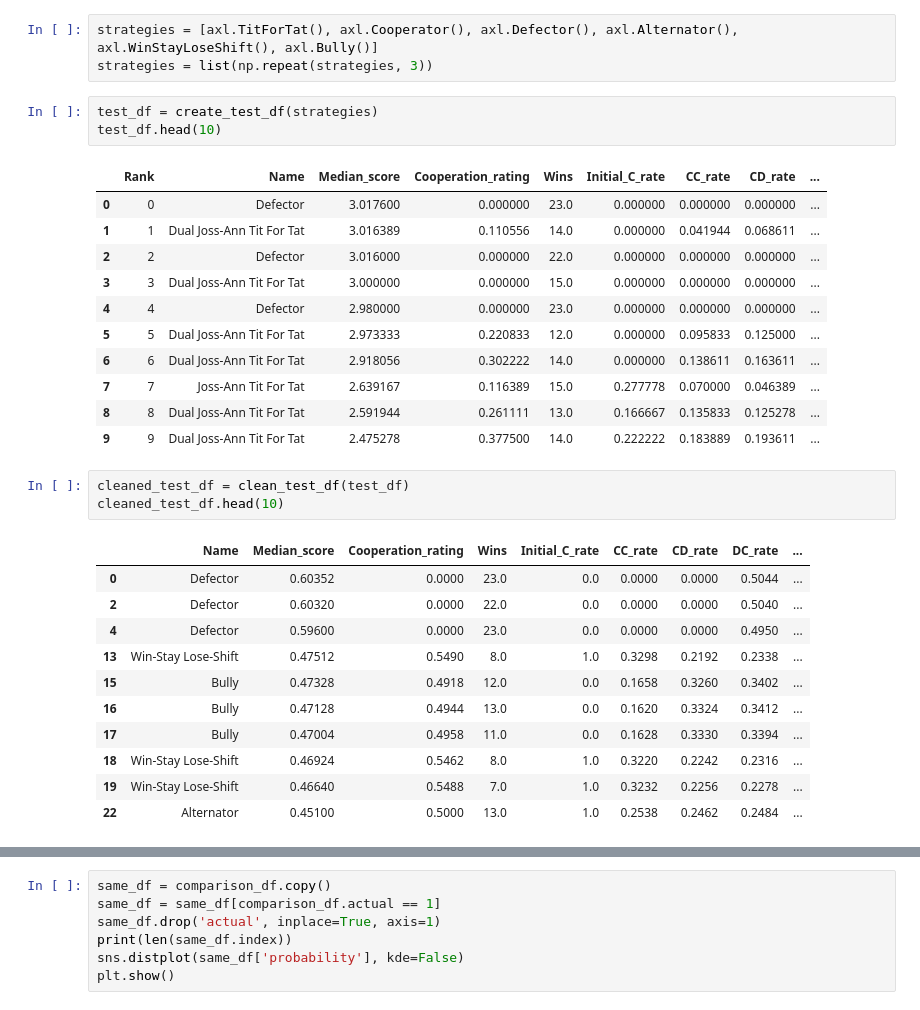
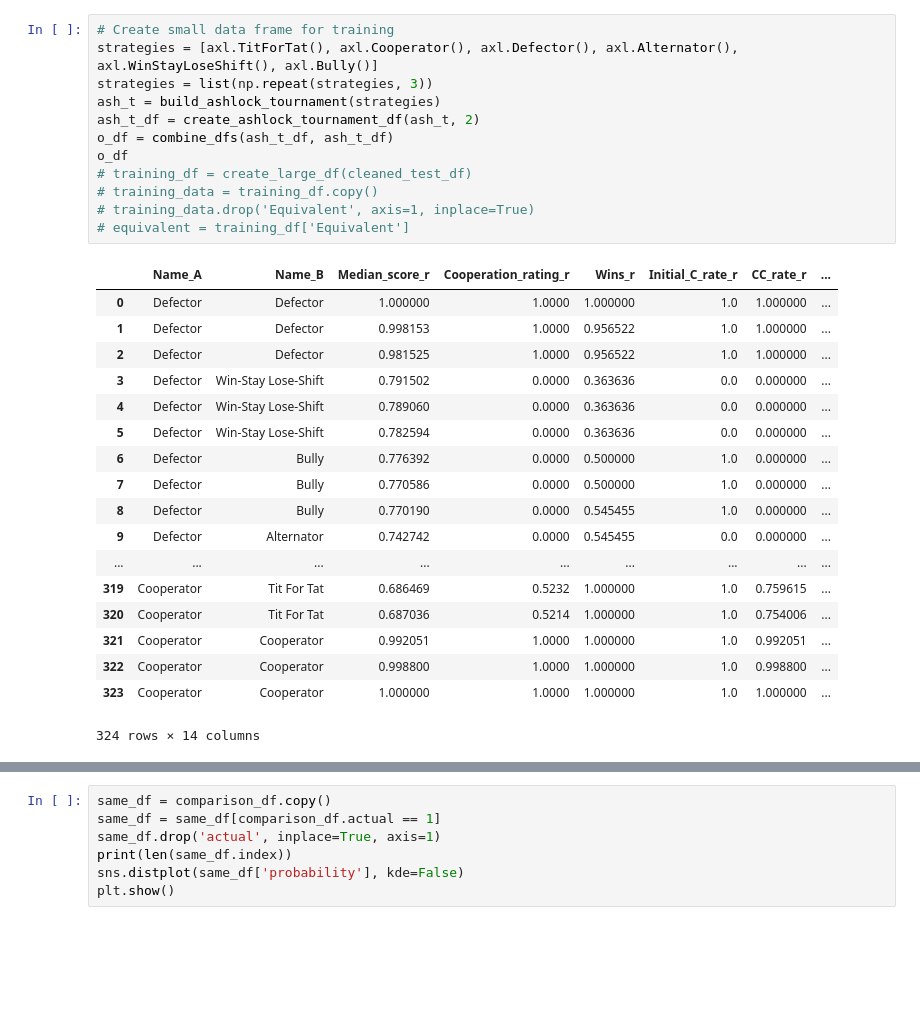
Before and after one commit to theref/fingerprints, a Jupyter notebook: MachineLearningNotebook.ipynb, the cells around one changed output, grey strips where cells are left out. Cells and saved outputs as stored; diff of their text form; blank space fills up the shorter version.

```diff
--- a/MachineLearningNotebook.ipynb
+++ b/MachineLearningNotebook.ipynb
@@ -6,33 +14,31 @@ from MachineLearning import create_test_df, clean_test_df, create_large_df
 # %%
+# Create small data frame for training
 strategies = [axl.TitForTat(), axl.Cooperator(), axl.Defector(), axl.Alternator(), axl.WinStayLoseShift(), axl.Bully()]
 strategies = list(np.repeat(strategies, 3))
+ash_t = build_ashlock_tournament(strategies)
+ash_t_df = create_ashlock_tournament_df(ash_t, 2)
+o_df = combine_dfs(ash_t_df, ash_t_df)
+o_df
+# training_df = create_large_df(cleaned_test_df)
+# training_data = training_df.copy()
+# training_data.drop('Equivalent', axis=1, inplace=True)
+# equivalent = training_df['Equivalent']
+# %% [output]
+|  | Name_A | Name_B | Median_score_r | Cooperation_rating_r | Wins_r | Initial_C_rate_r | CC_rate_r | ... |
+| 0 | Defector | Defector | 1.000000 | 1.0000 | 1.000000 | 1.0 | 1.000000 | ... |
+| 1 | Defector | Defector | 0.998153 | 1.0000 | 0.956522 | 1.0 | 1.000000 | ... |
+| 2 | Defector | Defector | 0.981525 | 1.0000 | 0.956522 | 1.0 | 1.000000 | ... |
+| 3 | Defector | Win-Stay Lose-Shift | 0.791502 | 0.0000 | 0.363636 | 0.0 | 0.000000 | ... |
+| 4 | Defector | Win-Stay Lose-Shift | 0.789060 | 0.0000 | 0.363636 | 0.0 | 0.000000 | ... |
+| 5 | Defector | Win-Stay Lose-Shift | 0.782594 | 0.0000 | 0.363636 | 0.0 | 0.000000 | ... |
+| 6 | Defector | Bully | 0.776392 | 0.0000 | 0.500000 | 1.0 | 0.000000 | ... |
+| 7 | Defector | Bully | 0.770586 | 0.0000 | 0.500000 | 1.0 | 0.000000 | ... |
+| 8 | Defector | Bully | 0.770190 | 0.0000 | 0.545455 | 1.0 | 0.000000 | ... |
+| 9 | Defector | Alternator | 0.742742 | 0.0000 | 0.545455 | 0.0 | 0.000000 | ... |
+| ... | ... | ... | ... | ... | ... | ... | ... | ... |
+| 319 | Cooperator | Tit For Tat | 0.686469 | 0.5232 | 1.000000 | 1.0 | 0.759615 | ... |
+| 320 | Cooperator | Tit For Tat | 0.687036 | 0.5214 | 1.000000 | 1.0 | 0.754006 | ... |
+| 321 | Cooperator | Cooperator | 0.992051 | 1.0000 | 1.000000 | 1.0 | 0.992051 | ... |
+| 322 | Cooperator | Cooperator | 0.998800 | 1.0000 | 1.000000 | 1.0 | 0.998800 | ... |
+| 323 | Cooperator | Cooperator | 1.000000 | 1.0000 | 1.000000 | 1.0 | 1.000000 | ... |
+324 rows × 14 columns
-# %%
-test_df = create_test_df(strategies)
-test_df.head(10)
-# %% [output]
-|  | Rank | Name | Median_score | Cooperation_rating | Wins | Initial_C_rate | CC_rate | CD_rate | ... |
-| 0 | 0 | Defector | 3.017600 | 0.000000 | 23.0 | 0.000000 | 0.000000 | 0.000000 | ... |
-| 1 | 1 | Dual Joss-Ann Tit For Tat | 3.016389 | 0.110556 | 14.0 | 0.000000 | 0.041944 | 0.068611 | ... |
-| 2 | 2 | Defector | 3.016000 | 0.000000 | 22.0 | 0.000000 | 0.000000 | 0.000000 | ... |
-| 3 | 3 | Dual Joss-Ann Tit For Tat | 3.000000 | 0.000000 | 15.0 | 0.000000 | 0.000000 | 0.000000 | ... |
-| 4 | 4 | Defector | 2.980000 | 0.000000 | 23.0 | 0.000000 | 0.000000 | 0.000000 | ... |
-| 5 | 5 | Dual Joss-Ann Tit For Tat | 2.973333 | 0.220833 | 12.0 | 0.000000 | 0.095833 | 0.125000 | ... |
-| 6 | 6 | Dual Joss-Ann Tit For Tat | 2.918056 | 0.302222 | 14.0 | 0.000000 | 0.138611 | 0.163611 | ... |
-| 7 | 7 | Joss-Ann Tit For Tat | 2.639167 | 0.116389 | 15.0 | 0.277778 | 0.070000 | 0.046389 | ... |
-| 8 | 8 | Dual Joss-Ann Tit For Tat | 2.591944 | 0.261111 | 13.0 | 0.166667 | 0.135833 | 0.125278 | ... |
-| 9 | 9 | Dual Joss-Ann Tit For Tat | 2.475278 | 0.377500 | 14.0 | 0.222222 | 0.183889 | 0.193611 | ... |
-# %%
-cleaned_test_df = clean_test_df(test_df)
-cleaned_test_df.head(10)
-# %% [output]
-|  | Name | Median_score | Cooperation_rating | Wins | Initial_C_rate | CC_rate | CD_rate | DC_rate | ... |
-| 0 | Defector | 0.60352 | 0.0000 | 23.0 | 0.0 | 0.0000 | 0.0000 | 0.5044 | ... |
-| 2 | Defector | 0.60320 | 0.0000 | 22.0 | 0.0 | 0.0000 | 0.0000 | 0.5040 | ... |
-| 4 | Defector | 0.59600 | 0.0000 | 23.0 | 0.0 | 0.0000 | 0.0000 | 0.4950 | ... |
-| 13 | Win-Stay Lose-Shift | 0.47512 | 0.5490 | 8.0 | 1.0 | 0.3298 | 0.2192 | 0.2338 | ... |
-| 15 | Bully | 0.47328 | 0.4918 | 12.0 | 0.0 | 0.1658 | 0.3260 | 0.3402 | ... |
-| 16 | Bully | 0.47128 | 0.4944 | 13.0 | 0.0 | 0.1620 | 0.3324 | 0.3412 | ... |
-| 17 | Bully | 0.47004 | 0.4958 | 11.0 | 0.0 | 0.1628 | 0.3330 | 0.3394 | ... |
-| 18 | Win-Stay Lose-Shift | 0.46924 | 0.5462 | 8.0 | 1.0 | 0.3220 | 0.2242 | 0.2316 | ... |
-| 19 | Win-Stay Lose-Shift | 0.46640 | 0.5488 | 7.0 | 1.0 | 0.3232 | 0.2256 | 0.2278 | ... |
-| 22 | Alternator | 0.45100 | 0.5000 | 13.0 | 1.0 | 0.2538 | 0.2462 | 0.2484 | ... |
```
Also changed, not shown: parts of 35 cells of this notebook, 4 other files.
